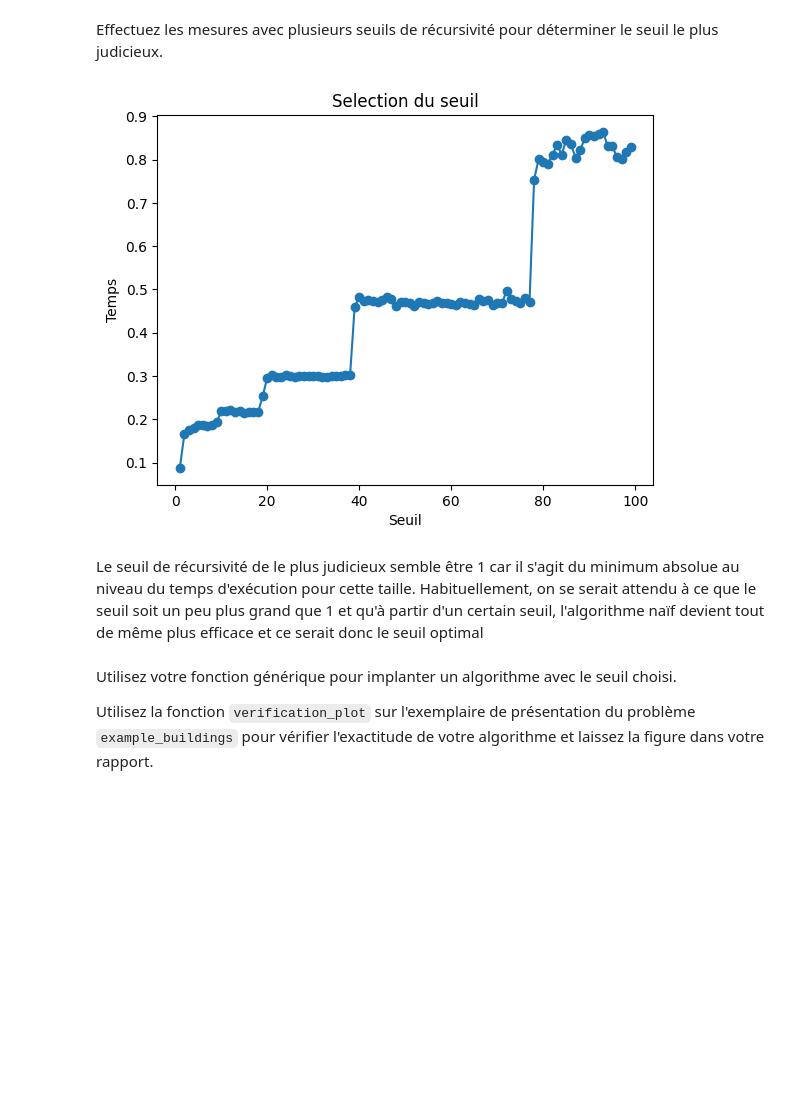
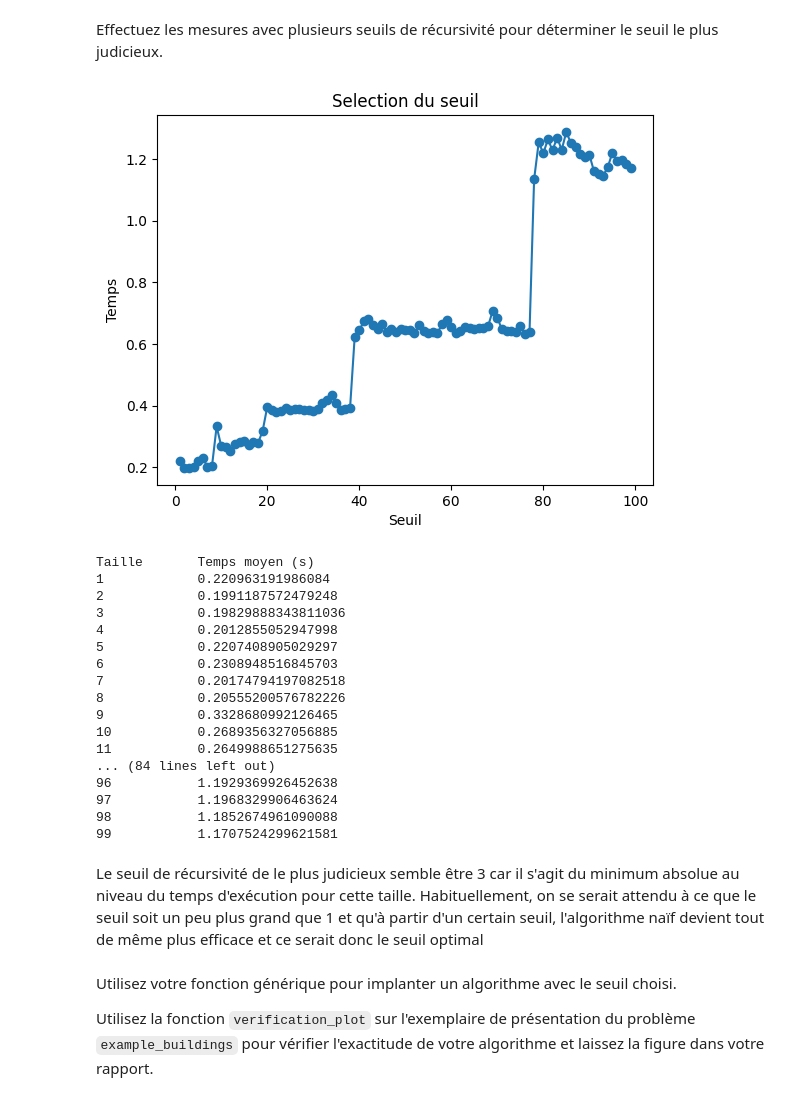
Before and after one commit to TPerronTouchette/INF8775, a Jupyter notebook: TP1_A25/TP1_A25.ipynb, the cells around one changed output. Drawn from its saved outputs; the diff is of its cells as text; code cells hidden in the pictures; blank space fills up the shorter version.

Commit message:
update: affaiblir le divide_naif_threshold pour voir une différence sur le divide_best_threshold

```diff
--- a/TP1_A25/TP1_A25.ipynb
+++ b/TP1_A25/TP1_A25.ipynb
@@ -558,9 +561,9 @@ def skyline_divide_and_conquer(buildings: list[tuple[int, int, int]], threshold:
 
     if n == 0:
         return []
-    if n == 1:
-        left, right, height = buildings[0]
-        return [(left, height), (right, 0)]
+    #if n == 1:
+    #    left, right, height = buildings[0]
+    #    return [(left, height), (right, 0)]
     if n <= threshold:
         return skyline_bruteforce(buildings)
 
@@ -710,10 +713,28 @@ measures_threshold = {
 # %%
 
 display_mesures_seuil(measures_threshold)
+display_measures_table(measures_threshold)
 # %% [output]
-[figure, old version]
+[figure, new version]
+Taille       Temps moyen (s)
+1            0.220963191986084
+2            0.1991187572479248
+3            0.19829888343811036
+4            0.2012855052947998
+5            0.2207408905029297
+6            0.2308948516845703
+7            0.20174794197082518
+8            0.20555200576782226
+9            0.3328680992126465
+10           0.2689356327056885
+11           0.2649988651275635
+... (84 lines left out)
+96           1.1929369926452638
+97           1.1968329906463624
+98           1.1852674961090088
+99           1.1707524299621581
 # %% [markdown]
-Le seuil de récursivité de le plus judicieux semble être 1 car il s'agit du minimum absolue au niveau du temps d'exécution pour cette taille. Habituellement, on se serait attendu à ce que le seuil soit un peu plus grand que 1 et qu'à partir d'un certain seuil, l'algorithme naïf devient tout de même plus efficace et ce serait donc le seuil optimal
+Le seuil de récursivité de le plus judicieux semble être 3 car il s'agit du minimum absolue au niveau du temps d'exécution pour cette taille. Habituellement, on se serait attendu à ce que le seuil soit un peu plus grand que 1 et qu'à partir d'un certain seuil, l'algorithme naïf devient tout de même plus efficace et ce serait donc le seuil optimal
 # %% [markdown]
 Utilisez votre fonction générique pour implanter un algorithme avec le seuil choisi.
 
```
Also changed, not shown: parts of 13 cells of this notebook.
